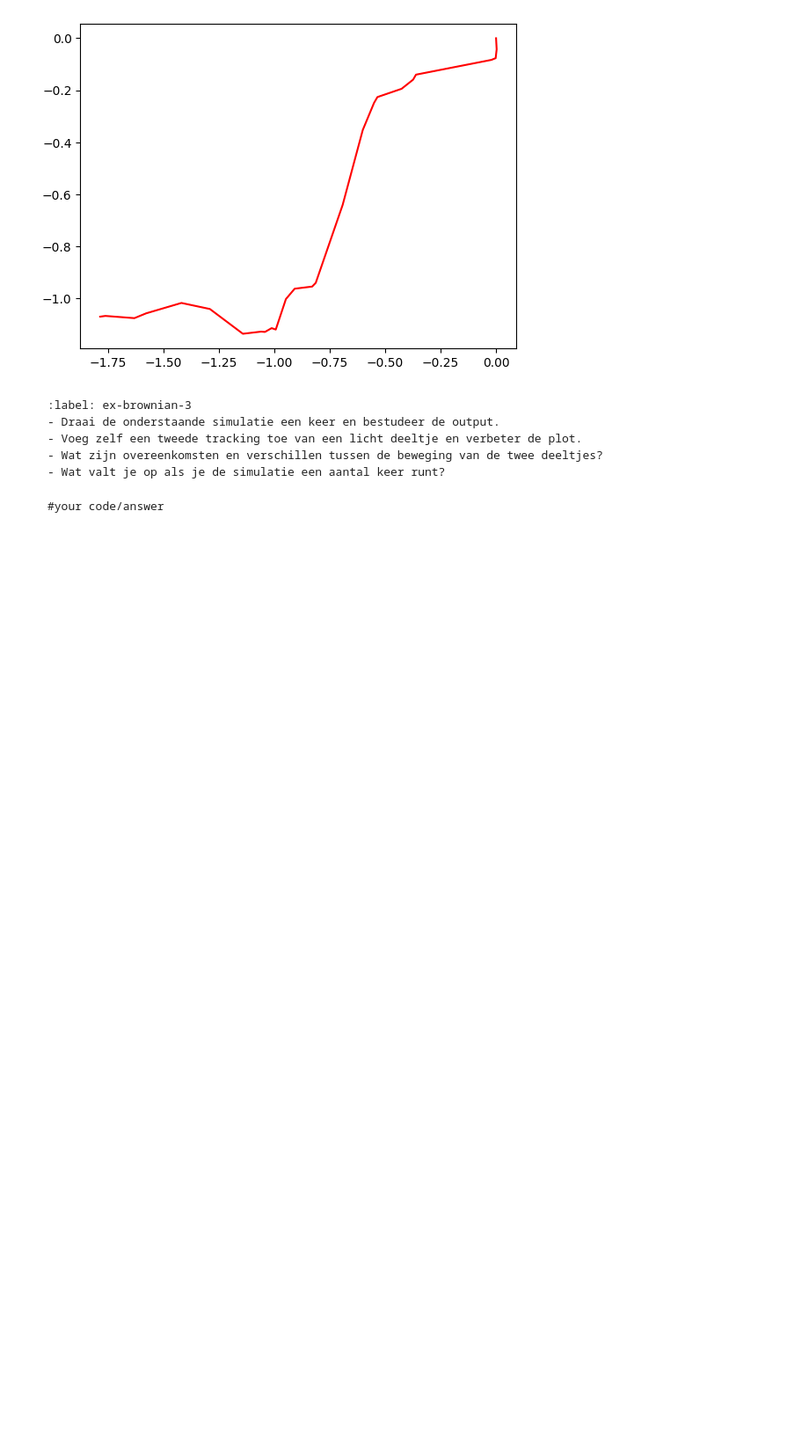
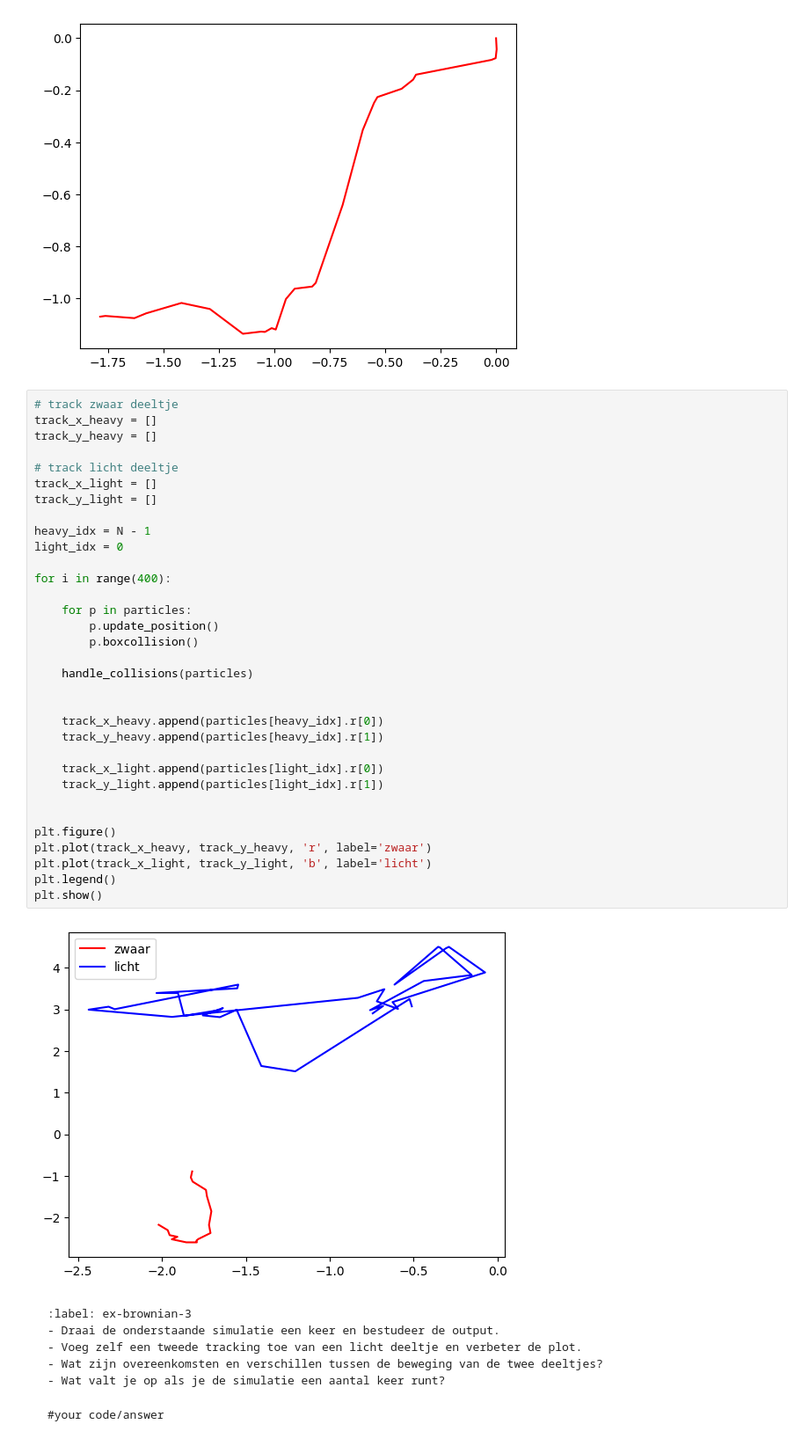
Before and after one commit to Roosmarijnkos/104, a Jupyter notebook: Content/PySim/4_brownianmotion.ipynb, the cells around one changed output. Shown: that part at 88% size. Saved outputs shown, nothing was run; the diff lists cells and outputs as text; blank space fills up the shorter version.

````diff
--- a/Content/PySim/4_brownianmotion.ipynb
+++ b/Content/PySim/4_brownianmotion.ipynb
@@ -190,6 +190,41 @@ plt.plot(track_x,track_y,'r')
 plt.show()
 # %% [output]
 [figure]
+# %%
+# track zwaar deeltje
+track_x_heavy = []
+track_y_heavy = []
+
+# track licht deeltje
+track_x_light = []
+track_y_light = []
+
+heavy_idx = N - 1
+light_idx = 0
+
+for i in range(400):
+
+    for p in particles:
+        p.update_position()
+        p.boxcollision()
+
+    handle_collisions(particles)
+
+
+    track_x_heavy.append(particles[heavy_idx].r[0])
+    track_y_heavy.append(particles[heavy_idx].r[1])
+
+    track_x_light.append(particles[light_idx].r[0])
+    track_y_light.append(particles[light_idx].r[1])
+
+
+plt.figure()
+plt.plot(track_x_heavy, track_y_heavy, 'r', label='zwaar')
+plt.plot(track_x_light, track_y_light, 'b', label='licht')
+plt.legend()
+plt.show()
+# %% [output]
+[figure, added]
 # %% [markdown]
 ```{exercise} Brownian motion in beeld
 :label: ex-brownian-3
````
